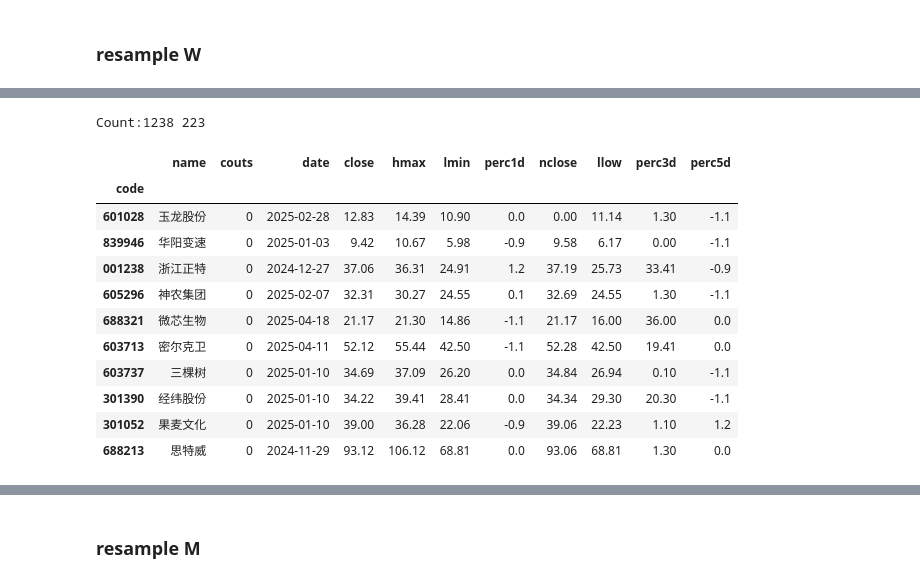
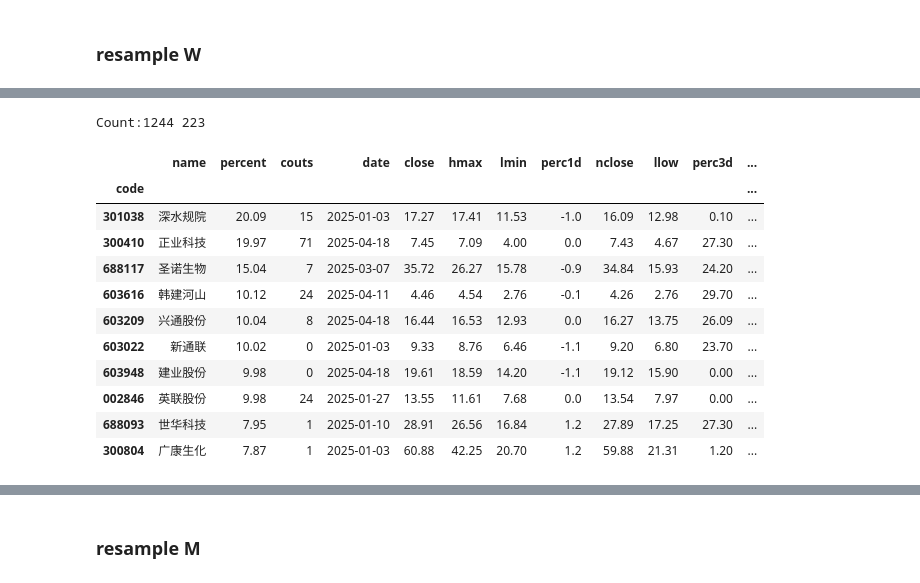
Before and after one commit to johnsonhongyi/pyQuant3, a Jupyter notebook: stock/jupyterAlgo/Quant2023/resample-monitor.ipynb, the cells around one changed output, grey strips where cells are left out. Drawn from its saved outputs; the diff is of its cells as text; code cells hidden in the pictures.

```diff
--- a/stock/jupyterAlgo/Quant2023/resample-monitor.ipynb
+++ b/stock/jupyterAlgo/Quant2023/resample-monitor.ipynb
@@ -42,7 +38,7 @@ NameError: name 'resample' is not defined
 # %%
-def show_tdx_data(df, codelist=None, market_value='3', col=None,limit=20):
+def show_tdx_data(df, codelist=None, market_value='3', col=None,limit=20,orderby='percent'):
     col_src = [
-        "name", "couts", "date", "perc", "ra_diff","xratio", "idx", "hat", "close",
+        "name",'percent', "couts", "date", "perc", "ra_diff","xratio", "idx", "hat", "close",
         "volsum5d", "hmax", "lmin", "perc1d", "ma20", "ma250", "nclose",
         "llow", 'vol1d', 'vol2d', 'vol3d', 'vol4d', 'vol5d', "perc%sd" %
         (market_value),
@@ -62,7 +58,8 @@ def show_tdx_data(df, codelist=None, market_value='3', col=None,limit=20):
     #         columns_ = col_name.insert(1, "date")
     #     else:
     #         columns_ = col_name.remove("name")
-
+    if orderby in df.columns:
+        df=df.sort_values('percent', ascending=False)
     if isinstance(col,list):
         col_name.extend(col)
     elif col is not None:
@@ -458,23 +474,23 @@ initdx :0 b1>:5184 it:0.4 lastpTDX_DF_w in locals
 # %%
 # tw_code = tdx_w.query('lasth1d > lasth2d > lasth3d and close >= high4')
 # tw_code = tdx_w.query('lasth1d > lasth2d and lasth2d >lasth3d and lasth2d > upper1')
 # tw_code = tdx_w.query ('lastp1d > lastp2d and lasth2d > lasth3d and lastl2d > lastl3d and lastp1d > ma51d')
 # tw_code = tdx_w.query(f'{get_filter(0)}')
 # tw_code = tdx_w.query(f'{get_filter(filterIDX)}')
 # tw_code = h5_w.query(f'{get_filter(filterIDX)}')
-tw_code = h5_w.query('lastp1d > ma51d and lastp2d > ma51d')
+tw_code = h5_w.query('lastp2d > ma51d and lastp3d > ma51d and macd > 0 and macddif > macddea')
 show_tdx_data(tw_code,limit=10)
 # %% [output]
-Count:1238 223
+Count:1244 223
-|  | name | couts | date | close | hmax | lmin | perc1d | nclose | llow | perc3d | perc5d |
-| code |  |  |  |  |  |  |  |  |  |  |  |
-| 601028 | 玉龙股份 | 0 | 2025-02-28 | 12.83 | 14.39 | 10.90 | 0.0 | 0.00 | 11.14 | 1.30 | -1.1 |
-| 839946 | 华阳变速 | 0 | 2025-01-03 | 9.42 | 10.67 | 5.98 | -0.9 | 9.58 | 6.17 | 0.00 | -1.1 |
-| 001238 | 浙江正特 | 0 | 2024-12-27 | 37.06 | 36.31 | 24.91 | 1.2 | 37.19 | 25.73 | 33.41 | -0.9 |
-| 605296 | 神农集团 | 0 | 2025-02-07 | 32.31 | 30.27 | 24.55 | 0.1 | 32.69 | 24.55 | 1.30 | -1.1 |
-| 688321 | 微芯生物 | 0 | 2025-04-18 | 21.17 | 21.30 | 14.86 | -1.1 | 21.17 | 16.00 | 36.00 | 0.0 |
-| 603713 | 密尔克卫 | 0 | 2025-04-11 | 52.12 | 55.44 | 42.50 | -1.1 | 52.28 | 42.50 | 19.41 | 0.0 |
-| 603737 | 三棵树 | 0 | 2025-01-10 | 34.69 | 37.09 | 26.20 | 0.0 | 34.84 | 26.94 | 0.10 | -1.1 |
-| 301390 | 经纬股份 | 0 | 2025-01-10 | 34.22 | 39.41 | 28.41 | 0.0 | 34.34 | 29.30 | 20.30 | -1.1 |
-| 301052 | 果麦文化 | 0 | 2025-01-10 | 39.00 | 36.28 | 22.06 | -0.9 | 39.06 | 22.23 | 1.10 | 1.2 |
-| 688213 | 思特威 | 0 | 2024-11-29 | 93.12 | 106.12 | 68.81 | 0.0 | 93.06 | 68.81 | 1.30 | 0.0 |
+|  | name | percent | couts | date | close | hmax | lmin | perc1d | nclose | llow | perc3d | ... |
+| code |  |  |  |  |  |  |  |  |  |  |  | ... |
+| 301038 | 深水规院 | 20.09 | 15 | 2025-01-03 | 17.27 | 17.41 | 11.53 | -1.0 | 16.09 | 12.98 | 0.10 | ... |
+| 300410 | 正业科技 | 19.97 | 71 | 2025-04-18 | 7.45 | 7.09 | 4.00 | 0.0 | 7.43 | 4.67 | 27.30 | ... |
+| 688117 | 圣诺生物 | 15.04 | 7 | 2025-03-07 | 35.72 | 26.27 | 15.78 | -0.9 | 34.84 | 15.93 | 24.20 | ... |
+| 603616 | 韩建河山 | 10.12 | 24 | 2025-04-11 | 4.46 | 4.54 | 2.76 | -0.1 | 4.26 | 2.76 | 29.70 | ... |
+| 603209 | 兴通股份 | 10.04 | 8 | 2025-04-18 | 16.44 | 16.53 | 12.93 | 0.0 | 16.27 | 13.75 | 26.09 | ... |
+| 603022 | 新通联 | 10.02 | 0 | 2025-01-03 | 9.33 | 8.76 | 6.46 | -1.1 | 9.20 | 6.80 | 23.70 | ... |
+| 603948 | 建业股份 | 9.98 | 0 | 2025-04-18 | 19.61 | 18.59 | 14.20 | -1.1 | 19.12 | 15.90 | 0.00 | ... |
+| 002846 | 英联股份 | 9.98 | 24 | 2025-01-27 | 13.55 | 11.61 | 7.68 | 0.0 | 13.54 | 7.97 | 0.00 | ... |
+| 688093 | 世华科技 | 7.95 | 1 | 2025-01-10 | 28.91 | 26.56 | 16.84 | 1.2 | 27.89 | 17.25 | 27.30 | ... |
+| 300804 | 广康生化 | 7.87 | 1 | 2025-01-03 | 60.88 | 42.25 | 20.70 | 1.2 | 59.88 | 21.31 | 1.20 | ... |
```
Also changed, not shown: parts of 23 cells of this notebook, 1 other file.
